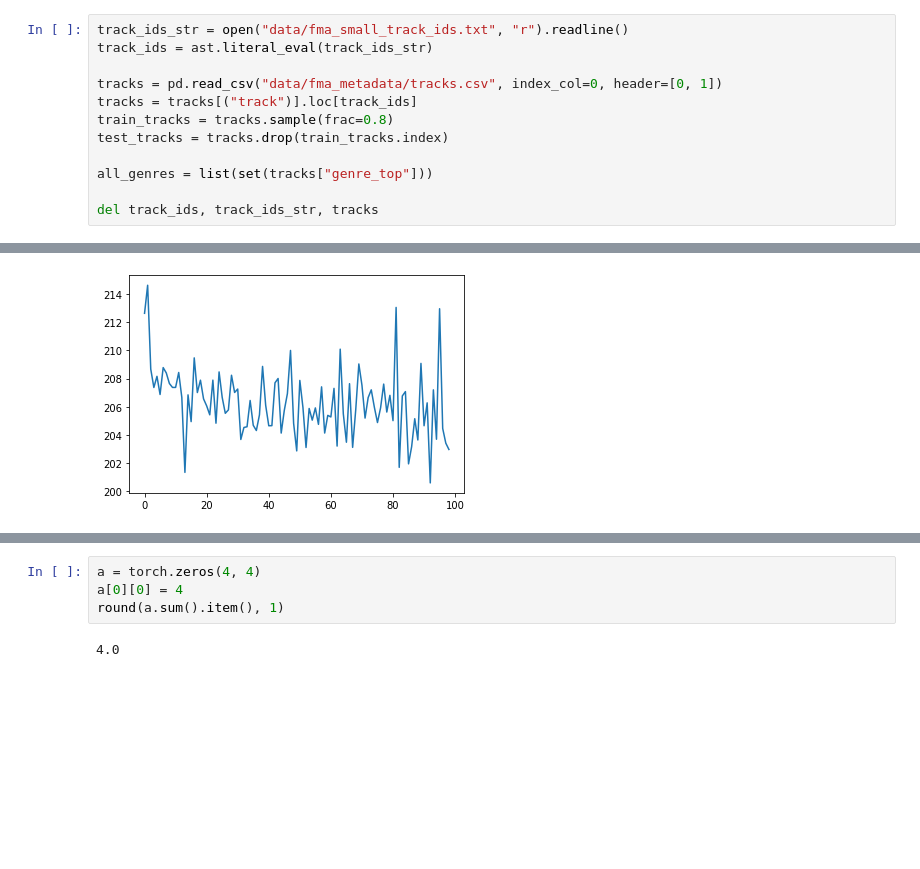
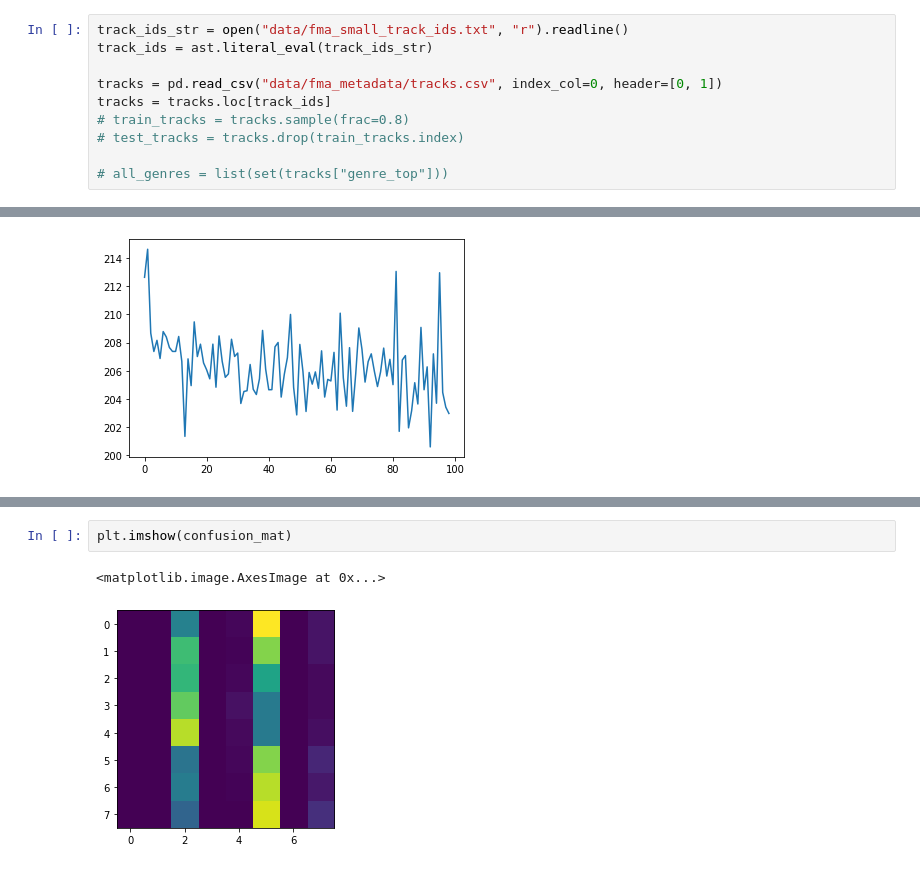
Before and after one commit to yijerjer/music_genre_classification, a Jupyter notebook: notebooks/rnn.ipynb, the cells around one changed output, grey strips where cells are left out. Saved outputs shown, nothing was run; the diff lists cells and outputs as text; blank space fills up the shorter version.

```diff
--- a/notebooks/rnn.ipynb
+++ b/notebooks/rnn.ipynb
@@ -15,13 +15,11 @@ track_ids_str = open("data/fma_small_track_ids.txt", "r").readline()
 track_ids = ast.literal_eval(track_ids_str)
 
 tracks = pd.read_csv("data/fma_metadata/tracks.csv", index_col=0, header=[0, 1])
-tracks = tracks[("track")].loc[track_ids]
-train_tracks = tracks.sample(frac=0.8)
-test_tracks = tracks.drop(train_tracks.index)
+tracks = tracks.loc[track_ids]
+# train_tracks = tracks.sample(frac=0.8)
+# test_tracks = tracks.drop(train_tracks.index)
 
-all_genres = list(set(tracks["genre_top"]))
-
-del track_ids, track_ids_str, tracks
+# all_genres = list(set(tracks["genre_top"]))
 # %%
 def get_waveform(track_id):
     try:
@@ -179,6 +191,5 @@ KeyboardInterrupt:
-# %%
-a = torch.zeros(4, 4)
-a[0][0] = 4
-round(a.sum().item(), 1)
-# %% [output]
-4.0
+# %%
+plt.imshow(confusion_mat)
+# %% [output]
+<matplotlib.image.AxesImage at 0x...>
+[figure, added]
```
Also changed, not shown: parts of 2 cells of this notebook, 3 other files.
